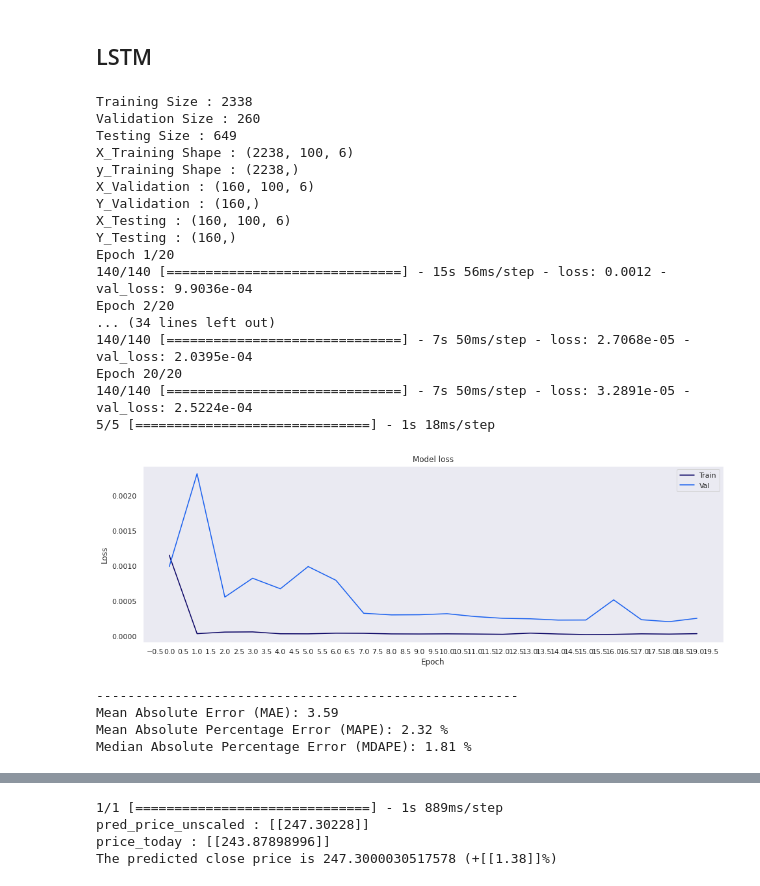
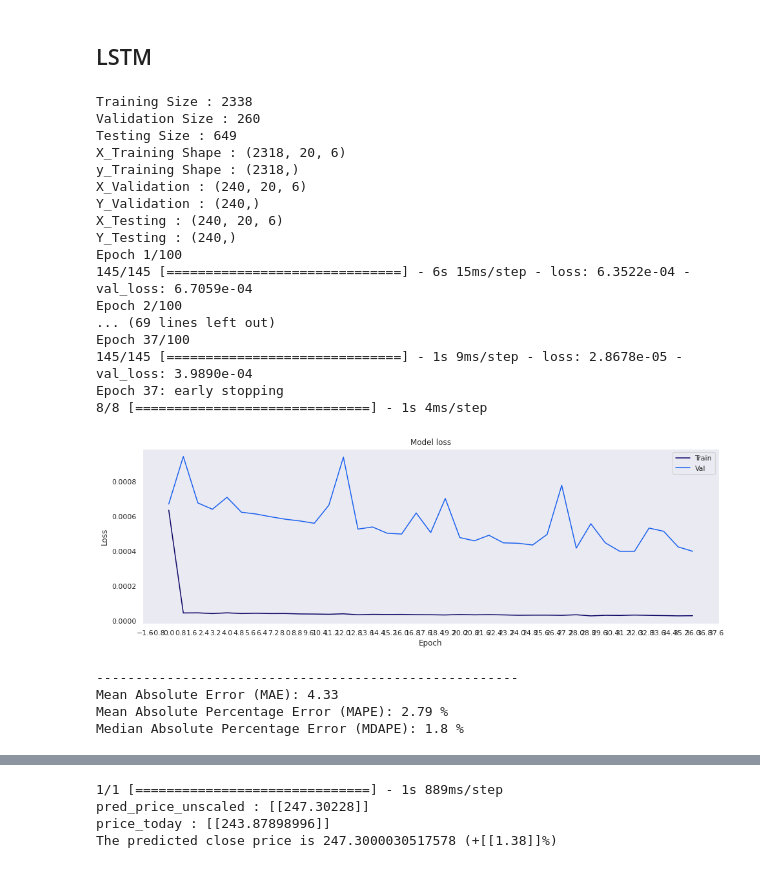
Before and after one commit to Anomaly1702/Ass3_Rnn, a Jupyter notebook: ASS3_RNN.ipynb, the cells around one changed output, grey strips where cells are left out. Saved outputs shown, nothing was run; the diff lists cells and outputs as text; code cells hidden in the pictures.

```diff
--- a/ASS3_RNN.ipynb
+++ b/ASS3_RNN.ipynb
@@ -254,6 +248,7 @@ class Basenet():
         self.sequence_length = sequence_length
         self.optimizer = None
         self.epoch = None
+        self.stopped_epoch = None
 
     def pre_processdata(self,filtered_df):
 
@@ -327,7 +322,7 @@ class Basenet():
         # Unscale the predicted values
         y_pred = scaler_pred.inverse_transform(y_pred_scaled)
         y_val_unscaled = scaler_pred.inverse_transform(y_val.reshape(-1, 1))
-
+        self.stopped_epoch = early_stop.stopped_epoch
         # # Plot training & validation loss values
         # self.plot_Loss (history)
 
@@ -337,8 +332,8 @@ class Basenet():
         fig, ax = plt.subplots(figsize=(16, 5), sharex=True)
         val_accuracies = history.history["loss"]
         train_accuracies = history.history["val_loss"]
-        plt.plot(np.arange(len(val_accuracies)), val_accuracies, label = "Validation Loss")
-        plt.plot(np.arange(len(train_accuracies)), train_accuracies, label = "Training Loss")
+        plt.plot(np.arange(len(self.stopped_epoch)), val_accuracies, label = "Validation Loss")
+        plt.plot(np.arange(len(self.stopped_epoch)), train_accuracies, label = "Training Loss")
         plt.title("Model loss")
         plt.ylabel("Loss")
         plt.xlabel("Epoch")
@@ -552,10 +556,9 @@ plt.show()
 # %%
-optimizer = 'adam'
 lr=0.001
 batch_size = 16
-epochs = 20
+epochs = 100
 index_Close = 3
-sequence_length = 100
+sequence_length = 20
 
 vrnn = V_RNN_cls(index_Close,sequence_length)
 data_scaled,scaler_pred,df_Close,scaler = vrnn.pre_processdata(filtered_df)
@@ -715,53 +738,53 @@ class LSTM_cls(Basenet):
     return model
 # %%
 optimizer = 'adam'
-lr=0.001
+lr=0.0001
 batch_size = 16
-epochs = 20
+epochs = 100
 index_Close = 3
-sequence_length = 100
+sequence_length = 20
 
 lstm = LSTM_cls(index_Close,sequence_length)
 data_scaled,scaler_pred,df_Close,scaler = lstm.pre_processdata(filtered_df)
 x_train,y_train,x_val,y_val,x_test,y_test = lstm.split_data(data_scaled,.2)
 lstm_model = lstm.LSTM_model(x_train,optimizer,lr)
 history,y_pred_scaled,y_pred,y_val_unscaled = lstm.train(lstm_model,epochs,x_train,y_train,x_val,y_val,scaler_pred,batch_size)
 
 # Plot training & validation loss values
 lstm.plot_Loss (history)
 
 print("------------------------------------------------------")
 # Mean Absolute Error (MAE)
 MAE = mean_absolute_error(y_val_unscaled, y_pred)
 print(f'Mean Absolute Error (MAE): {np.round(MAE, 2)}')
 
 # Mean Absolute Percentage Error (MAPE)
 MAPE = np.mean((np.abs(np.subtract(y_val_unscaled, y_pred)/ y_val_unscaled))) * 100
 print(f'Mean Absolute Percentage Error (MAPE): {np.round(MAPE, 2)} %')
 
 # Median Absolute Percentage Error (MDAPE)
 MDAPE = np.median((np.abs(np.subtract(y_val_unscaled, y_pred)/ y_val_unscaled)) ) * 100
 print(f'Median Absolute Percentage Error (MDAPE): {np.round(MDAPE, 2)} %')
 # %% [output]
 Training Size : 2338
 Validation Size : 260
 Testing Size : 649
-X_Training Shape : (2238, 100, 6)
-y_Training Shape : (2238,)
-X_Validation : (160, 100, 6)
-Y_Validation : (160,)
-X_Testing : (160, 100, 6)
-Y_Testing : (160,)
-Epoch 1/20
-140/140 [==============================] - 15s 56ms/step - loss: 0.0012 - val_loss: 9.9036e-04
-Epoch 2/20
-... (34 lines left out)
-140/140 [==============================] - 7s 50ms/step - loss: 2.7068e-05 - val_loss: 2.0395e-04
-Epoch 20/20
-140/140 [==============================] - 7s 50ms/step - loss: 3.2891e-05 - val_loss: 2.5224e-04
-5/5 [==============================] - 1s 18ms/step
+X_Training Shape : (2318, 20, 6)
+y_Training Shape : (2318,)
+X_Validation : (240, 20, 6)
+Y_Validation : (240,)
+X_Testing : (240, 20, 6)
+Y_Testing : (240,)
+Epoch 1/100
+145/145 [==============================] - 6s 15ms/step - loss: 6.3522e-04 - val_loss: 6.7059e-04
+Epoch 2/100
+... (69 lines left out)
+Epoch 37/100
+145/145 [==============================] - 1s 9ms/step - loss: 2.8678e-05 - val_loss: 3.9890e-04
+Epoch 37: early stopping
+8/8 [==============================] - 1s 4ms/step
-[figure, old version]
+[figure, new version]
 ------------------------------------------------------
-Mean Absolute Error (MAE): 3.59
-Mean Absolute Percentage Error (MAPE): 2.32 %
-Median Absolute Percentage Error (MDAPE): 1.81 %
+Mean Absolute Error (MAE): 4.33
+Mean Absolute Percentage Error (MAPE): 2.79 %
+Median Absolute Percentage Error (MDAPE): 1.8 %
```
Also changed, not shown: parts of 17 cells of this notebook.
